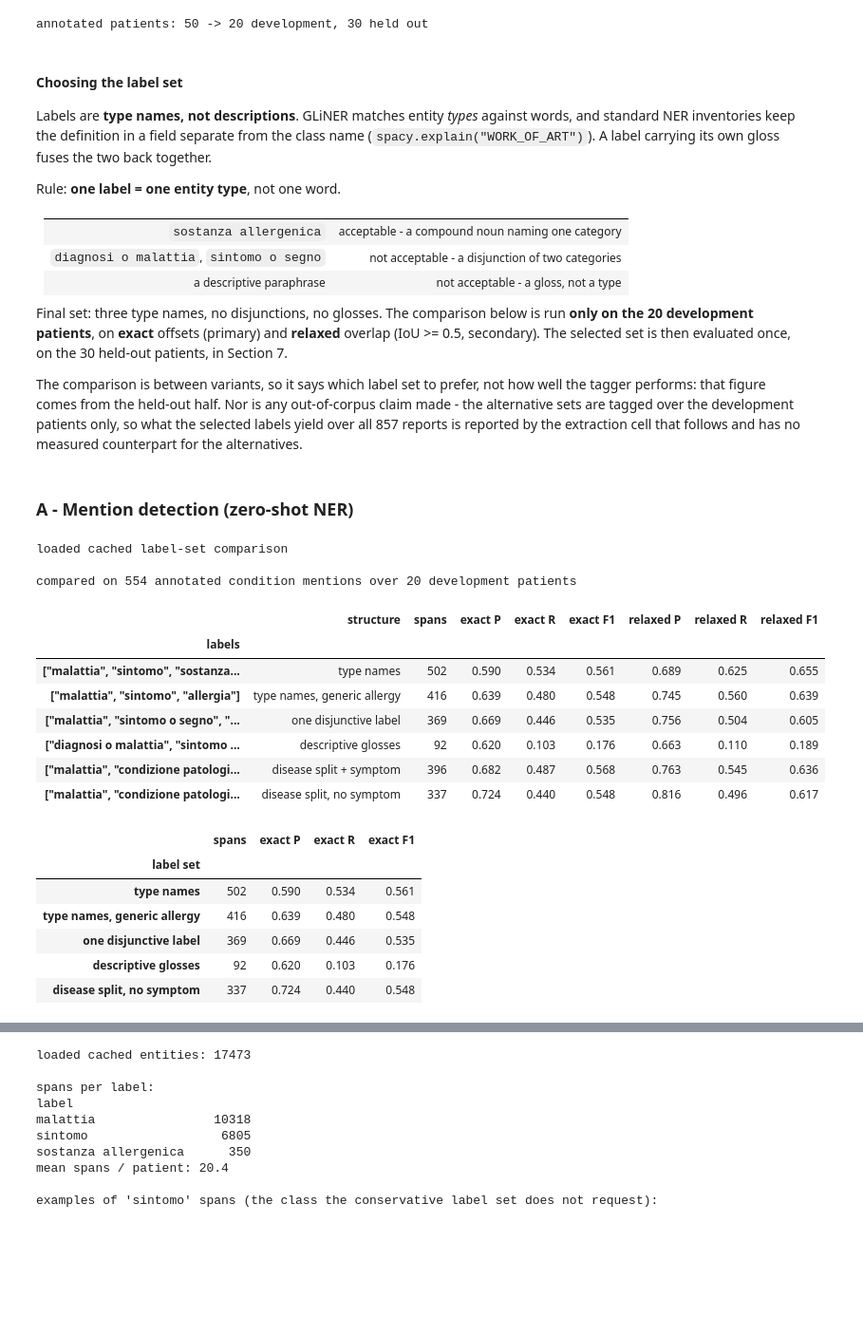
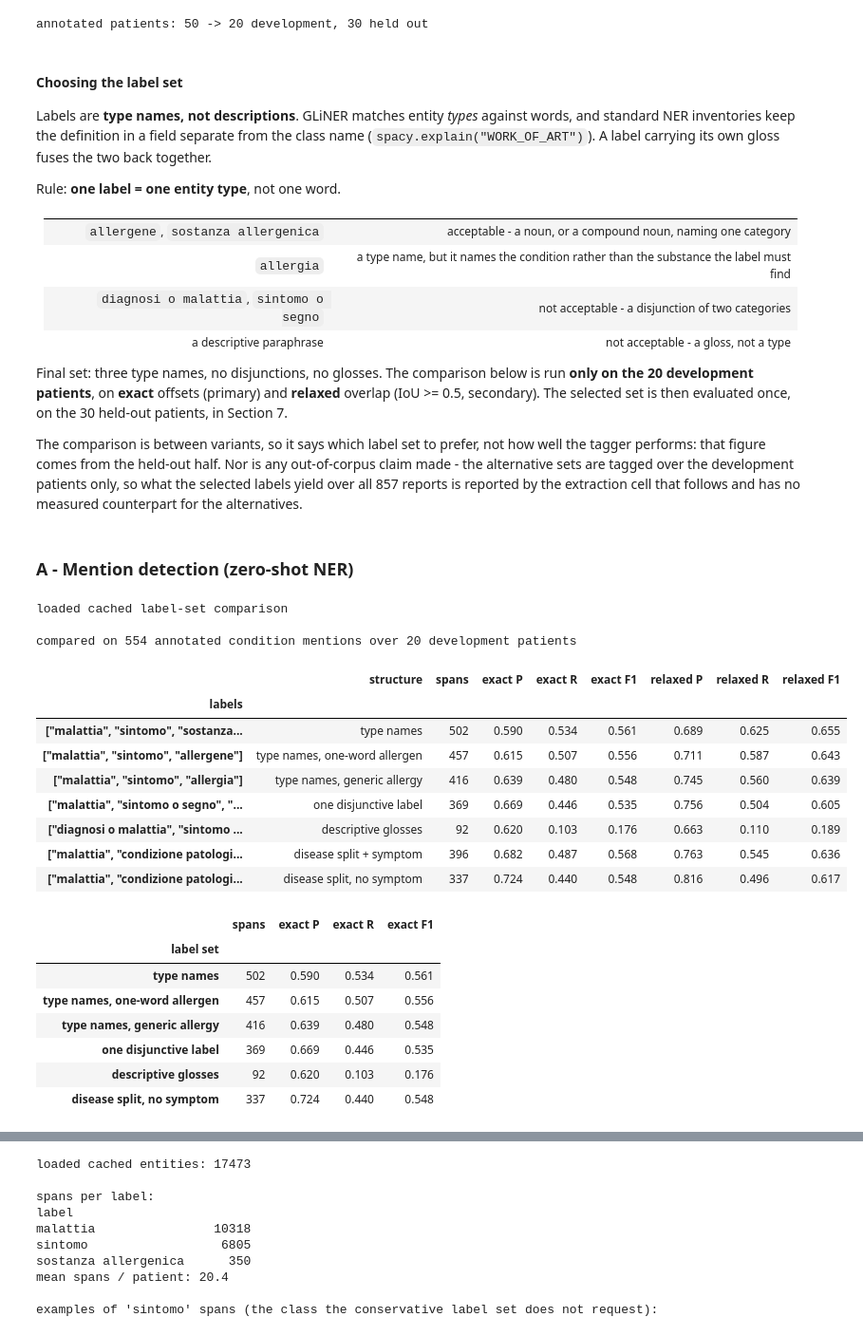
Before and after one commit to ilegul/nlp4dh, a Jupyter notebook: notebooks/clinical_nlp_pipeline.ipynb, the cells around one changed output, grey strips where cells are left out. Shown at 95% size. Cells and saved outputs as stored; diff of their text form; code cells hidden in the pictures; blank space fills up the shorter version.

```diff
--- a/notebooks/clinical_nlp_pipeline.ipynb
+++ b/notebooks/clinical_nlp_pipeline.ipynb
@@ -1997,7 +1997,8 @@ Rule: **one label = one entity type**, not one word.
 
 | | |
 |---|---|
-| `sostanza allergenica` | acceptable - a compound noun naming one category |
+| `allergene`, `sostanza allergenica` | acceptable - a noun, or a compound noun, naming one category |
+| `allergia` | a type name, but it names the condition rather than the substance the label must find |
 | `diagnosi o malattia`, `sintomo o segno` | not acceptable - a disjunction of two categories |
 | a descriptive paraphrase | not acceptable - a gloss, not a type |
 
@@ -2016,15 +2017,16 @@ the alternatives.
 # Label-set comparison against the annotated condition spans
 # Cached: this loads GLiNER and re-tags the 20 development anamneses for each candidate set.
 LABEL_SETS = {
-    "type names":       ["malattia", "sintomo", "sostanza allergenica"],    # selected for the final pipeline
-    "type names, generic allergy":  ["malattia", "sintomo", "allergia"],
-    "one disjunctive label":        ["malattia", "sintomo o segno", "allergia"],
-    "descriptive glosses":          ["diagnosi o malattia", "sintomo o segno", "sostanza allergenica"],
-    "disease split + symptom":      ["malattia", "condizione patologica", "sintomo", "allergia"],
-    "disease split, no symptom":    ["malattia", "condizione patologica", "farmaco", "allergia"],
+    "type names":                    ["malattia", "sintomo", "sostanza allergenica"],   # selected for the final pipeline
+    "type names, one-word allergen": ["malattia", "sintomo", "allergene"],
+    "type names, generic allergy":   ["malattia", "sintomo", "allergia"],
+    "one disjunctive label":         ["malattia", "sintomo o segno", "allergia"],
+    "descriptive glosses":           ["diagnosi o malattia", "sintomo o segno", "sostanza allergenica"],
+    "disease split + symptom":       ["malattia", "condizione patologica", "sintomo", "allergia"],
+    "disease split, no symptom":     ["malattia", "condizione patologica", "farmaco", "allergia"],
 }
 # Which labels of each set denote a CONDITION, i.e. are comparable with the gold.
-CONDITION_OF = {n: [l for l in ls if l not in ("farmaco", "allergia", "sostanza allergenica")]
+CONDITION_OF = {n: [l for l in ls if l not in ("farmaco", "allergia", "allergene", "sostanza allergenica")]
                 for n, ls in LABEL_SETS.items()}
 
 # Development half only: this cell CHOOSES the label set.
@@ -2085,33 +2087,34 @@ else:
             if best_score >= 0.5:
                 already_used.add((gold_oid, bi))
                 tpr += 1
 
         rP, rR, rF = per_axis_prf(tpr, len(predicted) - tpr, len(gold_spans) - tpr)
         collected_rows.append({"label set": label_name, "labels": ", ".join(label_names), "spans": len(predicted),
                       "exact P": round(exact_precision, 3), "exact R": round(exact_recall, 3), "exact F1": round(exact_f1, 3),
                       "relaxed P": round(rP, 3), "relaxed R": round(rR, 3), "relaxed F1": round(rF, 3)})
         print(f"  {label_name:40} {len(predicted):5} spans | exact F1 {exact_f1:.3f} | relaxed F1 {rF:.3f}")
 
     label_cmp = pd.DataFrame(collected_rows)
     label_cmp.to_parquet(lab_cache)
     lab_meta.write_text(json.dumps(lab_sig), encoding="utf-8")
 
 print(f"\ncompared on {len(gold_ner)} annotated condition mentions over "
       f"{gold_ner.encOid.nunique()} development patients")
 show_rows = label_cmp.rename(columns={"label set": "structure"}).copy()
 show_rows.index = ["[" + ", ".join(f'"{label_token}"' for label_token in label_string.split(", ")) + "]" for label_string in show_rows.labels]
 show_rows.index.name = "labels"
 
 with pd.option_context("display.max_colwidth", None, "display.width", 220):
     display(show_rows[["structure", "spans", "exact P", "exact R", "exact F1",
                    "relaxed P", "relaxed R", "relaxed F1"]])
 # %% [output]
 loaded cached label-set comparison
 
 compared on 554 annotated condition mentions over 20 development patients
 |  | structure | spans | exact P | exact R | exact F1 | relaxed P | relaxed R | relaxed F1 |
 | labels |  |  |  |  |  |  |  |  |
 | ["malattia", "sintomo", "sostanza... | type names | 502 | 0.590 | 0.534 | 0.561 | 0.689 | 0.625 | 0.655 |
+| ["malattia", "sintomo", "allergene"] | type names, one-word allergen | 457 | 0.615 | 0.507 | 0.556 | 0.711 | 0.587 | 0.643 |
 | ["malattia", "sintomo", "allergia"] | type names, generic allergy | 416 | 0.639 | 0.480 | 0.548 | 0.745 | 0.560 | 0.639 |
 | ["malattia", "sintomo o segno", "... | one disjunctive label | 369 | 0.669 | 0.446 | 0.535 | 0.756 | 0.504 | 0.605 |
 | ["diagnosi o malattia", "sintomo ... | descriptive glosses | 92 | 0.620 | 0.103 | 0.176 | 0.663 | 0.110 | 0.189 |
@@ -2121,13 +2124,14 @@ compared on 554 annotated condition mentions over 20 development patients
 # The label sets the discussion below compares, side by side.
 cmp_by_set = label_cmp.set_index("label set")
 SELECTED_SET = "type names"
+ONE_WORD_SET = "type names, one-word allergen"      # the same set, allergy type name in one word
 PAIRED_SET = "type names, generic allergy"          # differs from the next row by one label only
 DISJUNCTIVE_SET = "one disjunctive label"
 GLOSS_SET = "descriptive glosses"
 CONSERVATIVE_SET = "disease split, no symptom"
 
 label_set_effect = cmp_by_set.loc[
-    [SELECTED_SET, PAIRED_SET, DISJUNCTIVE_SET, GLOSS_SET, CONSERVATIVE_SET],
+    [SELECTED_SET, ONE_WORD_SET, PAIRED_SET, DISJUNCTIVE_SET, GLOSS_SET, CONSERVATIVE_SET],
     ["spans", "exact P", "exact R", "exact F1"]]
 
 display(label_set_effect)
@@ -2135,6 +2139,7 @@ display(label_set_effect)
 |  | spans | exact P | exact R | exact F1 |
 | label set |  |  |  |  |
 | type names | 502 | 0.590 | 0.534 | 0.561 |
+| type names, one-word allergen | 457 | 0.615 | 0.507 | 0.556 |
 | type names, generic allergy | 416 | 0.639 | 0.480 | 0.548 |
 | one disjunctive label | 369 | 0.669 | 0.446 | 0.535 |
 | descriptive glosses | 92 | 0.620 | 0.103 | 0.176 |
```
Also changed, not shown: parts of 4 cells of this notebook, 2 other files.
